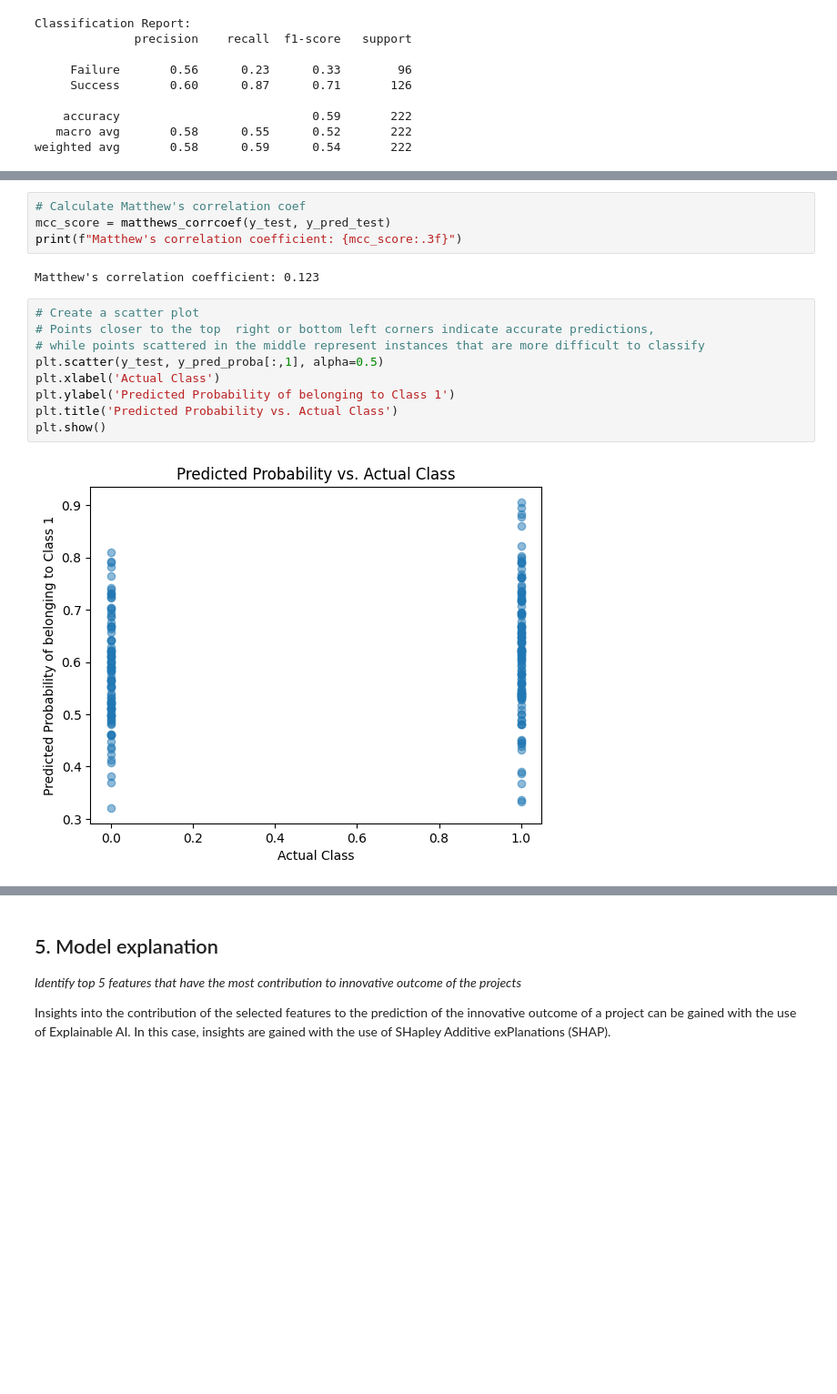
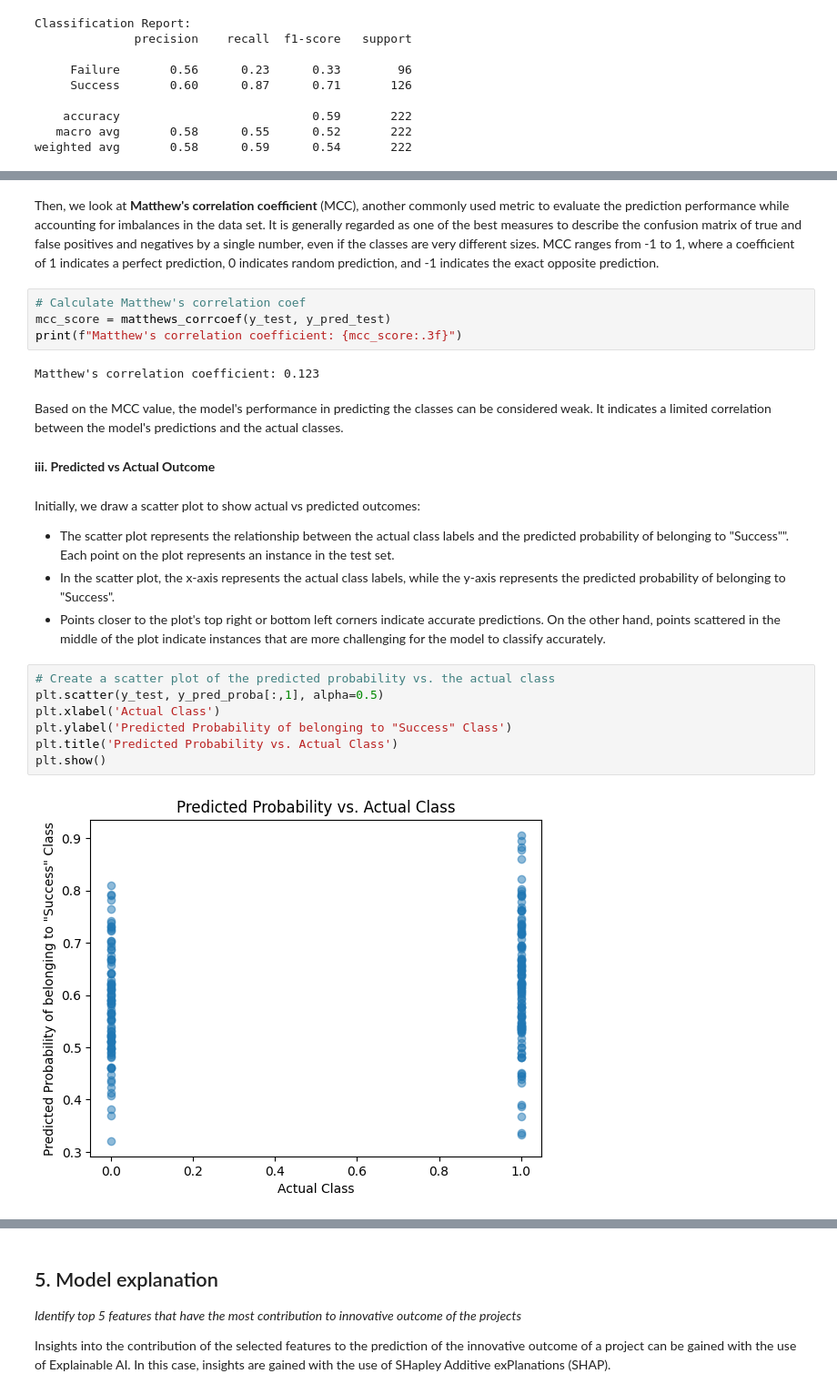
Before and after one commit to jmonbris/TPM034A_mini_project, a Jupyter notebook: Mini-project 2 - R&D Innovation.ipynb, the cells around one changed output, grey strips where cells are left out. Shown at 91% size. Saved outputs shown, nothing was run; the diff lists cells and outputs as text; blank space fills up the shorter version.

```diff
--- a/Mini-project 2 - R&D Innovation.ipynb
+++ b/Mini-project 2 - R&D Innovation.ipynb
@@ -465,17 +444,27 @@ plt.show()
+# %% [markdown]
+Then, we look at **Matthew's correlation coefficient** (MCC), another commonly used metric to evaluate the prediction performance while accounting for imbalances in the data set. It is generally regarded as one of the best measures to describe the confusion matrix of true and false positives and negatives by a single number, even if the classes are very different sizes. MCC ranges from -1 to 1, where a coefficient of 1 indicates a perfect prediction, 0 indicates random prediction, and -1 indicates the exact opposite prediction.
 # %%
 # Calculate Matthew's correlation coef
 mcc_score = matthews_corrcoef(y_test, y_pred_test)
 print(f"Matthew's correlation coefficient: {mcc_score:.3f}")
 # %% [output]
 Matthew's correlation coefficient: 0.123
+# %% [markdown]
+Based on the MCC value, the model's performance in predicting the classes can be considered weak. It indicates a limited correlation between the model's predictions and the actual classes.
+# %% [markdown]
+**iii. Predicted vs Actual Outcome**
+# %% [markdown]
+Initially, we draw a scatter plot to show actual vs predicted outcomes:
+
+* The scatter plot represents the relationship between the actual class labels and the predicted probability of belonging to "Success"". Each point on the plot represents an instance in the test set.
+* In the scatter plot, the x-axis represents the actual class labels, while the y-axis represents the predicted probability of belonging to "Success".
+* Points closer to the plot's top right or bottom left corners indicate accurate predictions. On the other hand, points scattered in the middle of the plot indicate instances that are more challenging for the model to classify accurately.
 # %%
-# Create a scatter plot
-# Points closer to the top  right or bottom left corners indicate accurate predictions,
-# while points scattered in the middle represent instances that are more difficult to classify
+# Create a scatter plot of the predicted probability vs. the actual class
 plt.scatter(y_test, y_pred_proba[:,1], alpha=0.5)
 plt.xlabel('Actual Class')
-plt.ylabel('Predicted Probability of belonging to Class 1')
+plt.ylabel('Predicted Probability of belonging to "Success" Class')
 plt.title('Predicted Probability vs. Actual Class')
 plt.show()
 # %% [output]
-[figure, old version]
+[figure, new version]
```
Also changed, not shown: parts of 16 cells of this notebook.
